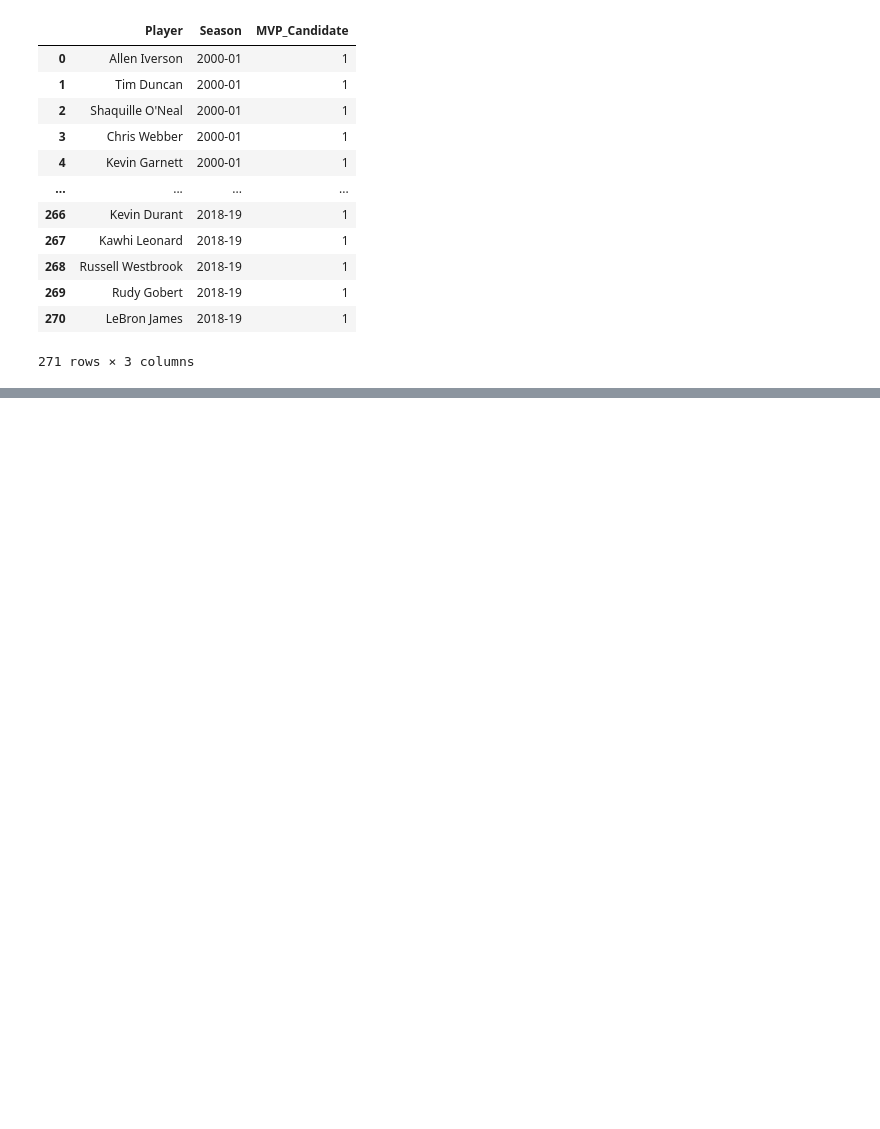
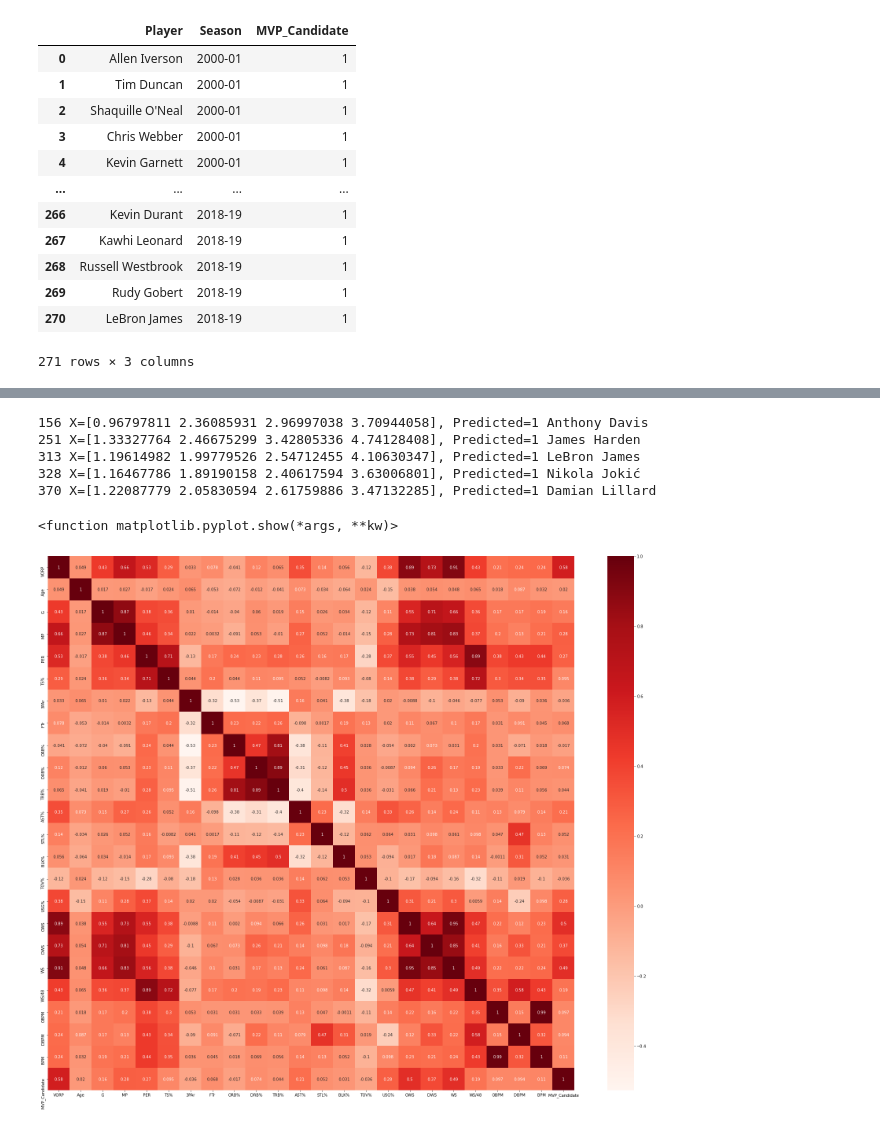
Before and after one commit to RU-DataScience-Group5/BasketballML, a Jupyter notebook: MVP_ML_Model_AdvancedStats.ipynb, the cells around one changed output, grey strips where cells are left out. Drawn from its saved outputs; the diff is of its cells as text; code cells hidden in the pictures; blank space fills up the shorter version.

Commit message:
Added correlation matrix for base and advanced stats data. Found most highly correlated stats to MVP candidacy

```diff
--- a/MVP_ML_Model_AdvancedStats.ipynb
+++ b/MVP_ML_Model_AdvancedStats.ipynb
@@ -32,3 +32,5 @@ mvp.head()
 | 3 | 2.1 | 1989-90 | Danny Ainge | PG | 30 | SAC | 75 | 2727 | 16.1 | 0.528 | ... | ... |
 | 4 | 0.3 | 1989-90 | Mark Alarie | PF | 26 | WSB | 82 | 1893 | 14.1 | 0.510 | ... | ... |
 5 rows × 27 columns
+# %%
+mvp = mvp[5409:]
@@ -54,3 +71,5 @@ mvp_votes
+# %%
+mvp = mvp.loc[mvp["Season"] != "2019-20"]
 # %%
 mvp = pd.merge(mvp, mvp_votes, how='left', on=["Player", "Season"])
 mvp["MVP_Candidate"] = mvp["MVP_Candidate"].fillna(0)
@@ -59,0 +553,15 @@ KeyError: 'MVP_Candidate'
+# %%
+ynew = deep_model.predict_classes(Xx_test_scaled_rf)
+for i in range(len(Xx_test_scaled_rf)):
+    if (ynew[i] == 1):
+        print(i,"X=%s, Predicted=%s" % (Xx_test_scaled_rf[i], ynew[i]),mvp_2020.iloc[i,2])
+        names_list1.append(mvp_2020.iloc[i,2])
+        season_list1.append(mvp_2020.iloc[i,1])
+        team_list1.append(mvp_2020.iloc[i,5])
+        model_list1.append("Advanced Stats Deep Learning")
+# %% [output]
+156 X=[0.96797811 2.36085931 2.96997038 3.70944058], Predicted=1 Anthony Davis
+251 X=[1.33327764 2.46675299 3.42805336 4.74128408], Predicted=1 James Harden
+313 X=[1.19614982 1.99779526 2.54712455 4.10630347], Predicted=1 LeBron James
+328 X=[1.16467786 1.89190158 2.40617594 3.63006801], Predicted=1 Nikola Jokić
+370 X=[1.22087779 2.05830594 2.61759886 3.47132285], Predicted=1 Damian Lillard
@@ -59,0 +571,11 @@ KeyError: 'MVP_Candidate'
+# %%
+import seaborn as sns
+import statsmodels.api as sm
+
+plt.figure(figsize=(30,25))
+cor = mvp.corr()
+sns.heatmap(cor, annot=True, cmap=plt.cm.Reds)
+plt.show
+# %% [output]
+<function matplotlib.pyplot.show(*args, **kw)>
+[figure, added]
```
Also changed, not shown: parts of 27 cells of this notebook, 1 other file.
